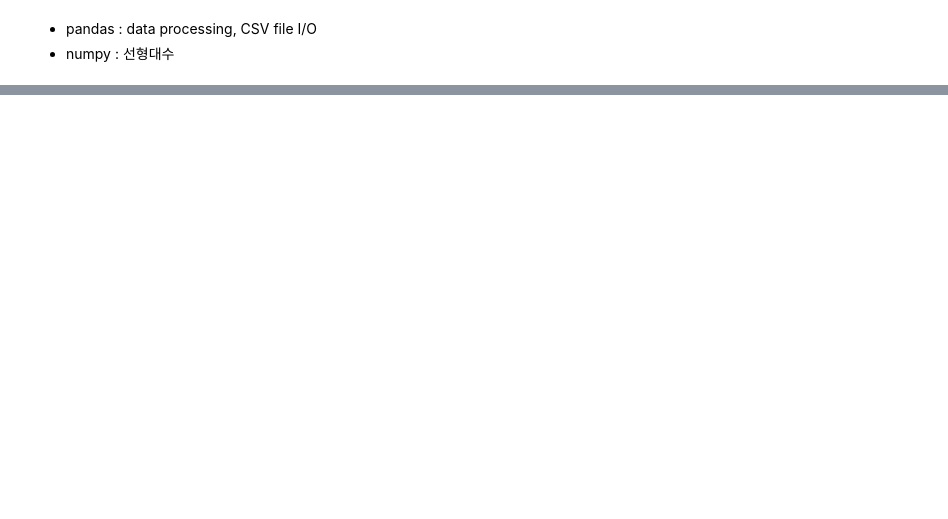
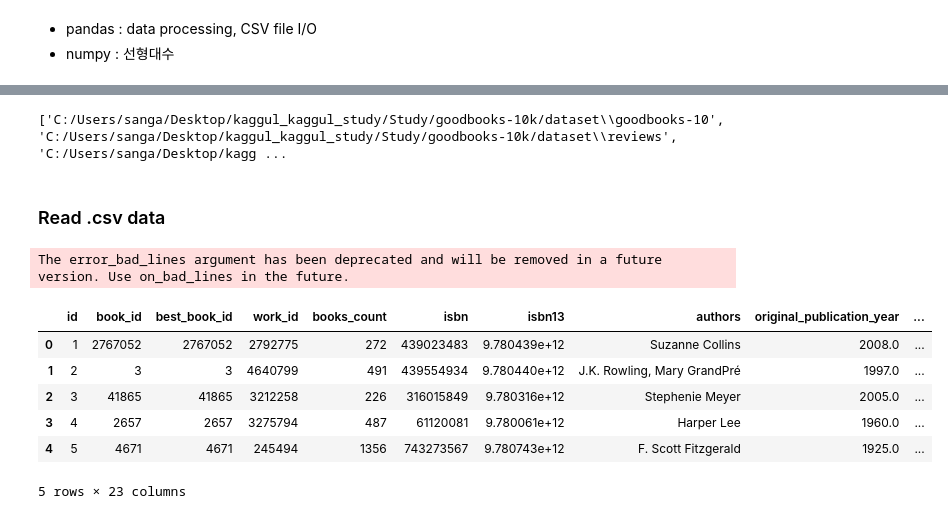
Before and after one commit to LJEDD2/Kernel_practice, a Jupyter notebook: Study/goodbooks-10k/Books_Visualisation_and_recommendation.ipynb, the cells around one changed output, grey strips where cells are left out. Saved outputs shown, nothing was run; the diff lists cells and outputs as text; code cells hidden in the pictures; blank space fills up the shorter version.

```diff
--- a/Study/goodbooks-10k/Books_Visualisation_and_recommendation.ipynb
+++ b/Study/goodbooks-10k/Books_Visualisation_and_recommendation.ipynb
@@ -23,0 +99,39 @@ for dirname, _, filenames in os.walk('/kaggle/input'):
+# %%
+from glob import glob
+
+print(glob('C:/Users/sanga/Desktop/kaggul_kaggul_study/Study/goodbooks-10k/dataset/*'))
+# %% [output]
+['C:/Users/sanga/Desktop/kaggul_kaggul_study/Study/goodbooks-10k/dataset\\goodbooks-10', 'C:/Users/sanga/Desktop/kaggul_kaggul_study/Study/goodbooks-10k/dataset\\reviews', 'C:/Users/sanga/Desktop/kagg ...
+# %% [markdown]
+### Read .csv data
+# %%
+# goodreads data
+goodbooks_path = 'C:/Users/sanga/Desktop/kaggul_kaggul_study/Study/goodbooks-10k/dataset\goodbooks-10'
+books_data = pd.read_csv(f'{goodbooks_path}/books.csv',error_bad_lines = False)
+tags_data = pd.read_csv(f'{goodbooks_path}/book_tags.csv')
+ratings_data = pd.read_csv(f'{goodbooks_path}/ratings.csv')
+book_tags = pd.read_csv(f'{goodbooks_path}/tags.csv')
+
+# book crossing data
+book_path = 'C:/Users/sanga/Desktop/kaggul_kaggul_study/Study/goodbooks-10k/dataset/reviews'
+
+user_cols = ['user_id', 'location', 'age']
+cross_users_data = pd.read_csv(f'{book_path}/BX-Users.csv', sep=';', names=user_cols, encoding='latin-1', low_memory=False, skiprows=1)
+
+book_cols = ['isbn','book_title' ,'book_author','year_of_publication', 'publisher', 'img_s', 'img_m', 'img_l']
+cross_books_data = pd.read_csv(f'{book_path}/BX_Books.csv', sep=';', names=book_cols, encoding='latin-1', low_memory=False, skiprows=1)
+
+rating_cols = ['user_id', 'isbn', 'rating']
+cross_ratings_data = pd.read_csv(f'{book_path}/BX-Book-Ratings.csv', sep=';', names=rating_cols, encoding='latin-1', low_memory=False, skiprows=1)
+# %% [output]
+The error_bad_lines argument has been deprecated and will be removed in a future version. Use on_bad_lines in the future.
+# %%
+books_data.head()
+# %% [output]
+|  | id | book_id | best_book_id | work_id | books_count | isbn | isbn13 | authors | original_publication_year | ... |
+| 0 | 1 | 2767052 | 2767052 | 2792775 | 272 | 439023483 | 9.780439e+12 | Suzanne Collins | 2008.0 | ... |
+| 1 | 2 | 3 | 3 | 4640799 | 491 | 439554934 | 9.780440e+12 | J.K. Rowling, Mary GrandPré | 1997.0 | ... |
+| 2 | 3 | 41865 | 41865 | 3212258 | 226 | 316015849 | 9.780316e+12 | Stephenie Meyer | 2005.0 | ... |
+| 3 | 4 | 2657 | 2657 | 3275794 | 487 | 61120081 | 9.780061e+12 | Harper Lee | 1960.0 | ... |
+| 4 | 5 | 4671 | 4671 | 245494 | 1356 | 743273567 | 9.780743e+12 | F. Scott Fitzgerald | 1925.0 | ... |
+5 rows × 23 columns
```
Also changed, not shown: parts of 43 cells of this notebook, 2 other files.
